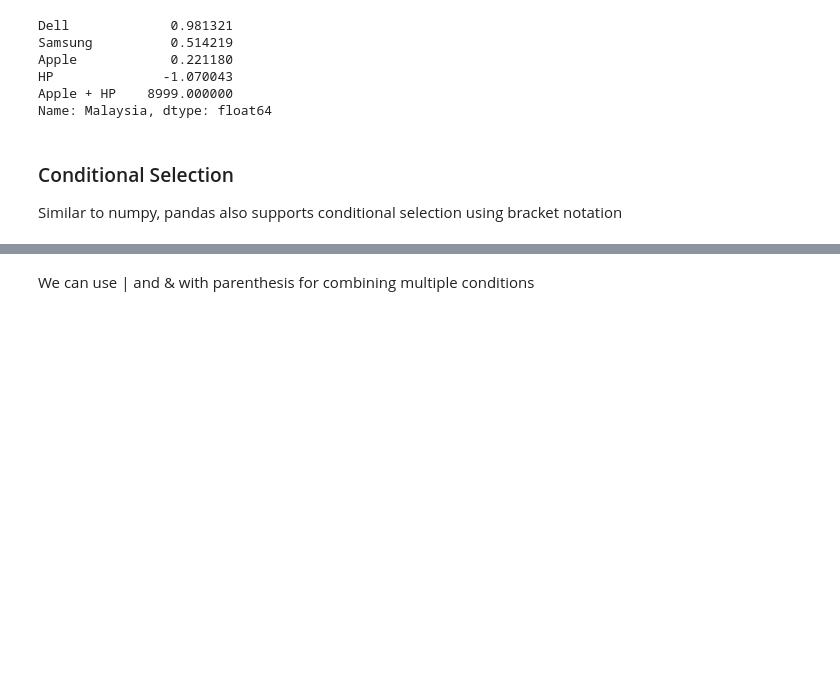
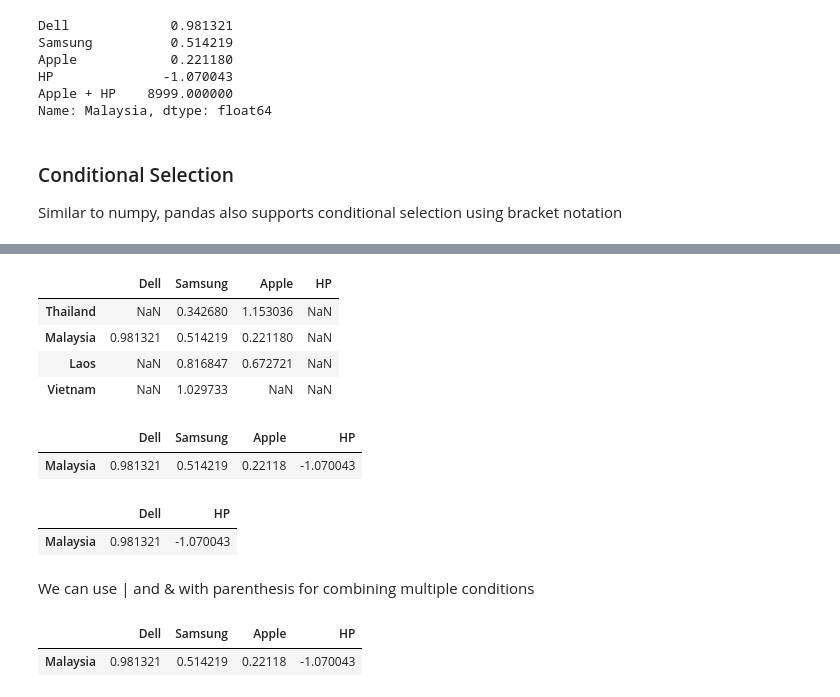
Before and after one commit to JoeyThirawat/RAI2.2-RoboticsLab3, a Jupyter notebook: Wk10-RoboLab3-23Mar22/RoboticsLab3-Pandas1-RAI2.ipynb, the cells around one changed output, grey strips where cells are left out. Saved outputs shown, nothing was run; the diff lists cells and outputs as text; code cells hidden in the pictures; blank space fills up the shorter version.

```diff
--- a/Wk10-RoboLab3-23Mar22/RoboticsLab3-Pandas1-RAI2.ipynb
+++ b/Wk10-RoboLab3-23Mar22/RoboticsLab3-Pandas1-RAI2.ipynb
@@ -336,10 +349,29 @@ Similar to numpy, pandas also supports conditional selection using bracket notat
 # %%
 # Show the values where value > 0
+df[df > 0]
+# %% [output]
+|  | Dell | Samsung | Apple | HP |
+| Thailand | NaN | 0.342680 | 1.153036 | NaN |
+| Malaysia | 0.981321 | 0.514219 | 0.221180 | NaN |
+| Laos | NaN | 0.816847 | 0.672721 | NaN |
+| Vietnam | NaN | 1.029733 | NaN | NaN |
 # %%
 # Display the rows where dell has values greater than 0
+df[df['Dell'] > 0]
+# %% [output]
+|  | Dell | Samsung | Apple | HP |
+| Malaysia | 0.981321 | 0.514219 | 0.22118 | -1.070043 |
 # %%
 # Display the coulmns Dell and HP and rows where Dell has values greater than 0
+df[df['Dell'] > 0][['Dell', 'HP']]
+# %% [output]
+|  | Dell | HP |
+| Malaysia | 0.981321 | -1.070043 |
 # %% [markdown]
 We can use | and & with parenthesis for combining multiple conditions
 # %%
 # Display the rows where dell>0 and apple>0
+df[(df['Dell'] > 0) & (df['Apple'] > 0)]
+# %% [output]
+|  | Dell | Samsung | Apple | HP |
+| Malaysia | 0.981321 | 0.514219 | 0.22118 | -1.070043 |
```
Also changed, not shown: parts of 3 cells of this notebook.
